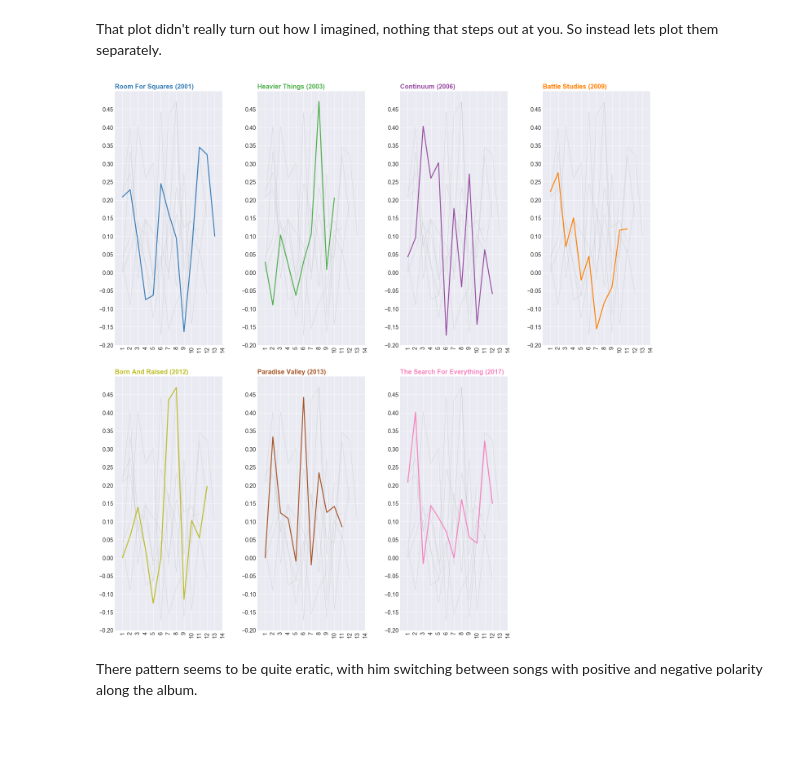
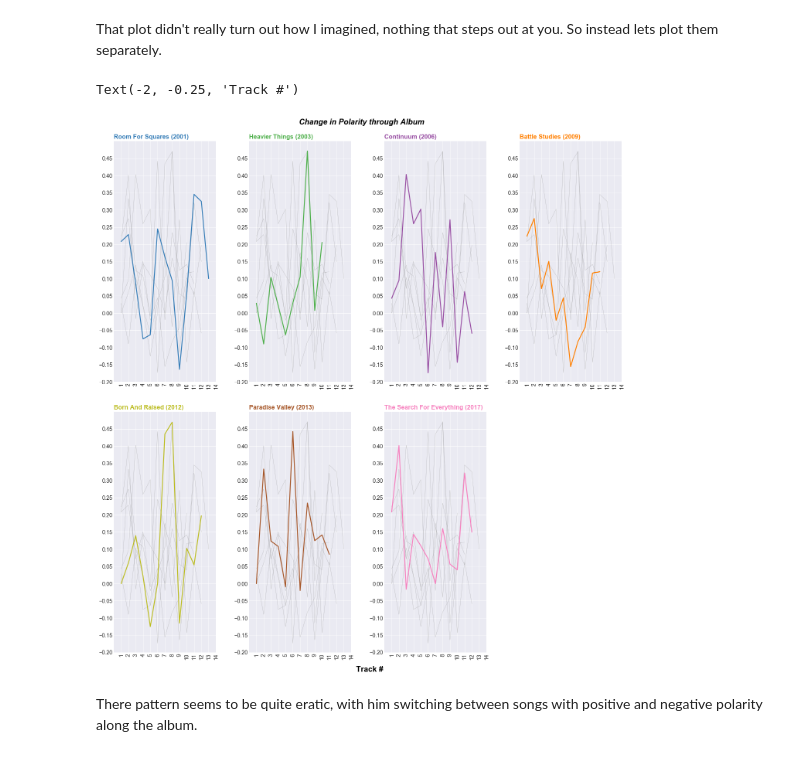
Before and after one commit to numalj/John-Mayer-Lyrics-Analysis, a Jupyter notebook: 2 - Sentiment Analysis - JM Lyrics Analysis.ipynb, the cells around one changed output. Cells and saved outputs as stored; diff of their text form; code cells hidden in the pictures.

```diff
--- a/2 - Sentiment Analysis - JM Lyrics Analysis.ipynb
+++ b/2 - Sentiment Analysis - JM Lyrics Analysis.ipynb
@@ -227,7 +227,7 @@ for index, year in enumerate(data_albums.index):
 
     # plot every groups, but discreet
     for index2, year2 in enumerate(data_albums.index):
-        plt.plot(data_songs[data_songs['Year']==year2]['Track #'],data_songs[data_songs['Year']==year2]['polarity'], lw=0.6, color='grey', alpha=0.3)
+        plt.plot(data_songs[data_songs['Year']==year2]['Track #'],data_songs[data_songs['Year']==year2]['polarity'], lw=0.6, color='grey', alpha=0.5)
 
     # Plot the lineplot
     plt.plot(data_songs[data_songs['Year']==year]['Track #'],data_songs[data_songs['Year']==year]['polarity'], marker='', color=color, linewidth=2.3, label=year)
@@ -241,34 +241,42 @@ for index, year in enumerate(data_albums.index):
 
     # Make sure your axis ticks are large enough to be easily read.
     # You don't want your viewers squinting to read your plot.
     plt.yticks(np.arange(-0.2, 0.5, 0.05), fontsize=14)
     plt.xticks(fontsize=14, rotation=90)
 
     # Not ticks everywhere
 #     if index in range(5):
 #         plt.tick_params(
 #                 axis='x',       # changes apply to the x-axis
 #                 which='both',      # both major and minor ticks are affected
 #                 bottom='off',      # ticks along the bottom edge are off
 #                 top=False,         # ticks along the top edge are off # 'off' works too
 #                 labelbottom=False) # labels along the bottom edge are off)
 
 #     if index not in [1,5]:
 #         plt.tick_params(
 #                 axis='y',
 #                 which='both',
 #                 left='off',
 #                 labelleft=False)
 
     # Add title
     plt.title(str(data_albums[data_albums['Year']==year]['Album'].item()+' ('+str(year)+')'), loc='left', fontsize=16, fontweight='bold', color=color )
 
 
+# Add Main title
+plt.suptitle("Change in Polarity through Album", fontsize=20, fontweight='bold', color='black', style='italic', y=1.0)
+
+# Axis title
+plt.text(-2, -0.25, 'Track #', ha='center', va='center', fontsize=20, fontweight='bold', color='black')
+#plt.text(-2, 1, 'Polarity', ha='left', va='center', fontsize=20, fontweight='bold', color='black', rotation='vertical')
+
 
 # for rank, year in enumerate(data_albums.index):
 #     plt.plot(data_songs[data_songs['Year']==year]['Track #'],data_songs[data_songs['Year']==year]['polarity'], lw=2.5, color=tableau20[rank])
 # %% [output]
+Text(-2, -0.25, 'Track #')
-[figure, old version]
+[figure, new version]
 # %% [markdown]
 There pattern seems to be quite eratic, with him switching between songs with positive and negative polarity along the album.
 # %% [markdown]
```
Also changed, not shown: parts of 1 cell of this notebook.
